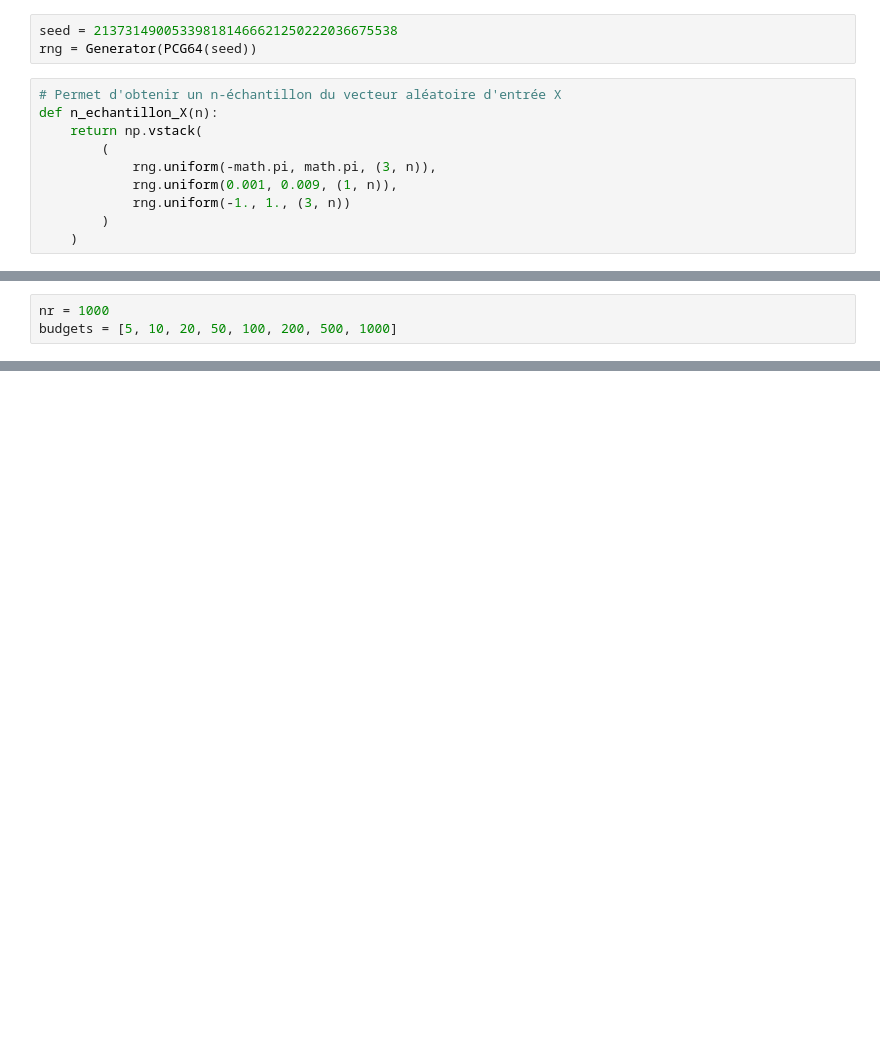
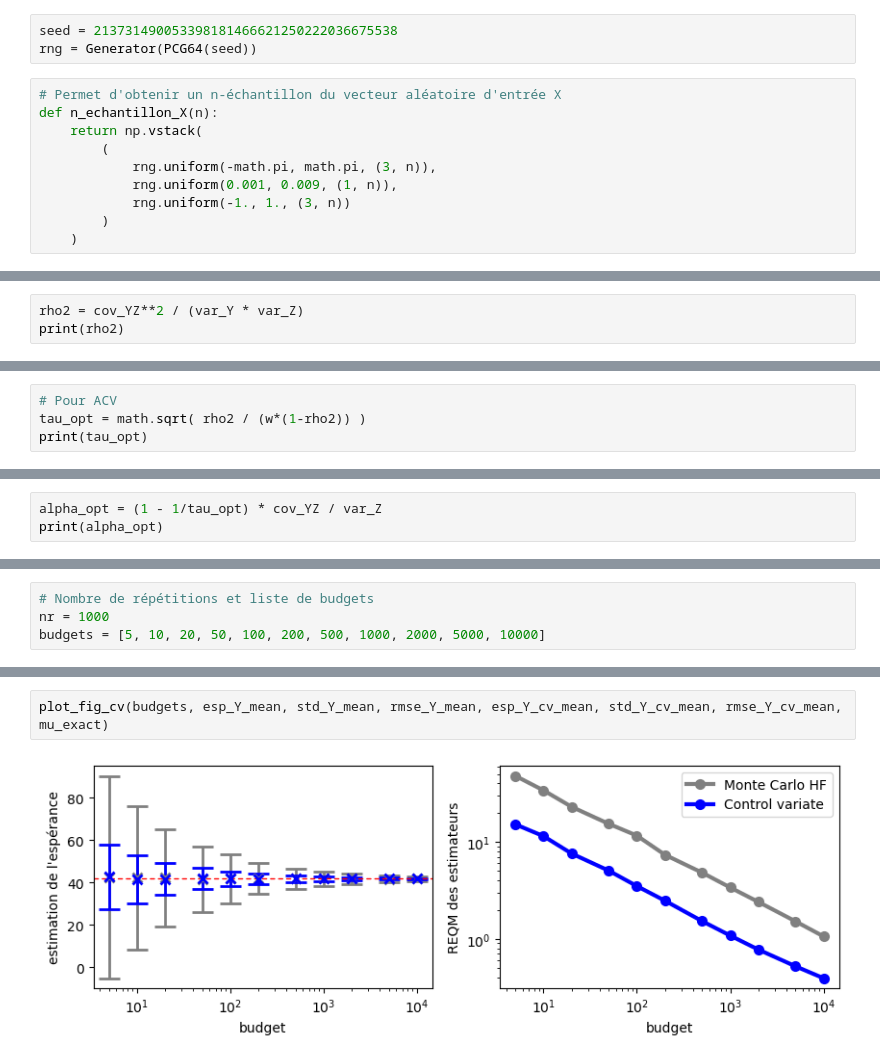
Before and after one commit to f-debrandois/N7_A3, a Jupyter notebook: S10/Approche Multi-fidelite/tp3.ipynb, the cells around one changed output, grey strips where cells are left out. Saved outputs shown, nothing was run; the diff lists cells and outputs as text; blank space fills up the shorter version.

```diff
--- a/S10/Approche Multi-fidelite/tp3.ipynb
+++ b/S10/Approche Multi-fidelite/tp3.ipynb
@@ -93,0 +102,3 @@ Tracer l'espérance et l'écart-type (sous forme de barres d'erreur) des estimat
+# %%
+rho2 = cov_YZ**2 / (var_Y * var_Z)
+print(rho2)
@@ -93,0 +113,4 @@ Tracer l'espérance et l'écart-type (sous forme de barres d'erreur) des estimat
+# %%
+# Pour ACV
+tau_opt = math.sqrt( rho2 / (w*(1-rho2)) )
+print(tau_opt)
@@ -93,0 +119,3 @@ Tracer l'espérance et l'écart-type (sous forme de barres d'erreur) des estimat
+# %%
+alpha_opt = (1 - 1/tau_opt) * cov_YZ / var_Z
+print(alpha_opt)
@@ -94,3 +124,4 @@ Tracer l'espérance et l'écart-type (sous forme de barres d'erreur) des estimat
 # %%
+# Nombre de répétitions et liste de budgets
 nr = 1000
-budgets = [5, 10, 20, 50, 100, 200, 500, 1000]
+budgets = [5, 10, 20, 50, 100, 200, 500, 1000, 2000, 5000, 10000]
@@ -196,0 +189,4 @@ plt.show()
+# %%
+plot_fig_cv(budgets, esp_Y_mean, std_Y_mean, rmse_Y_mean, esp_Y_cv_mean, std_Y_cv_mean, rmse_Y_cv_mean, mu_exact)
+# %% [output]
+[figure, added]
```
Also changed, not shown: parts of 22 cells of this notebook.
